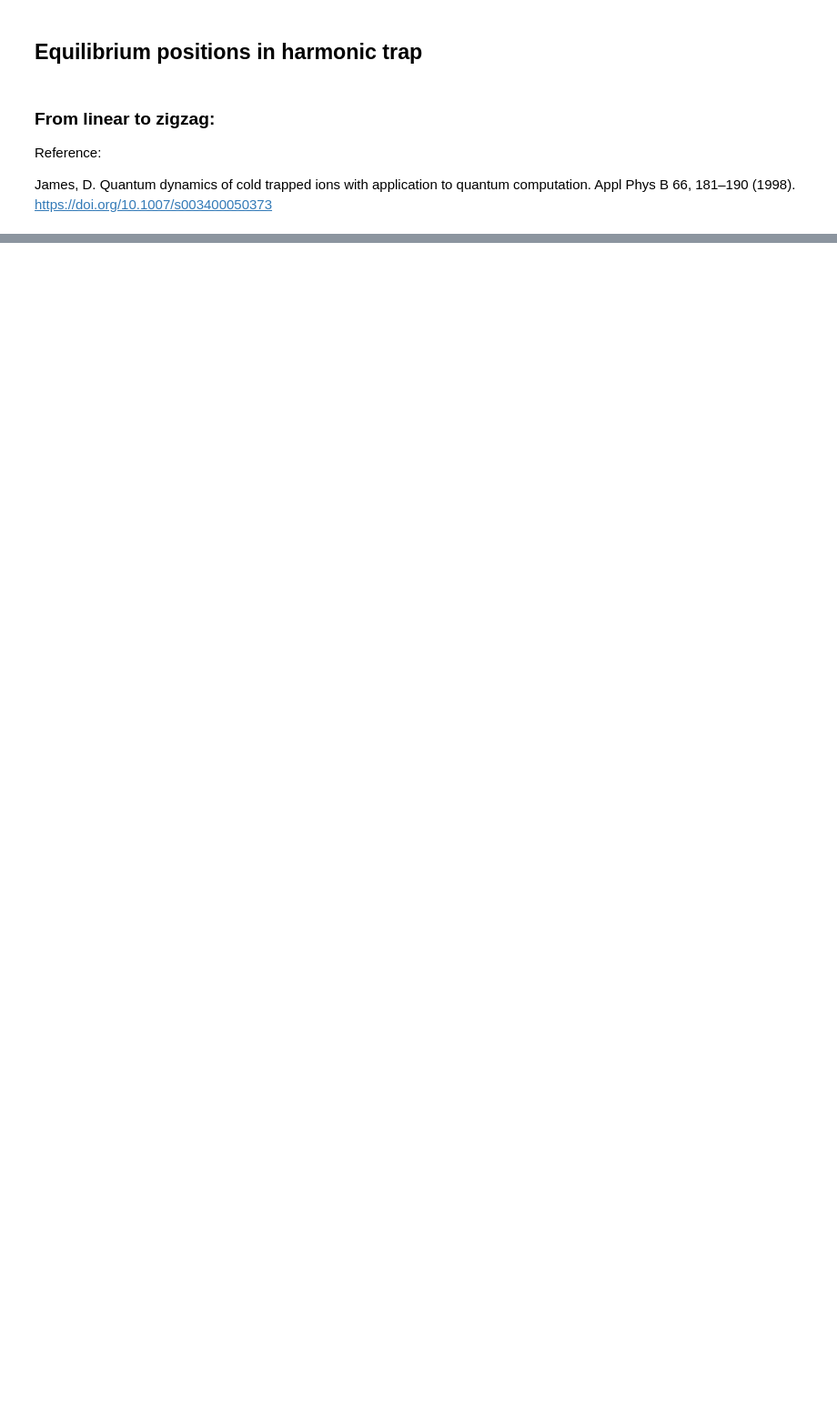
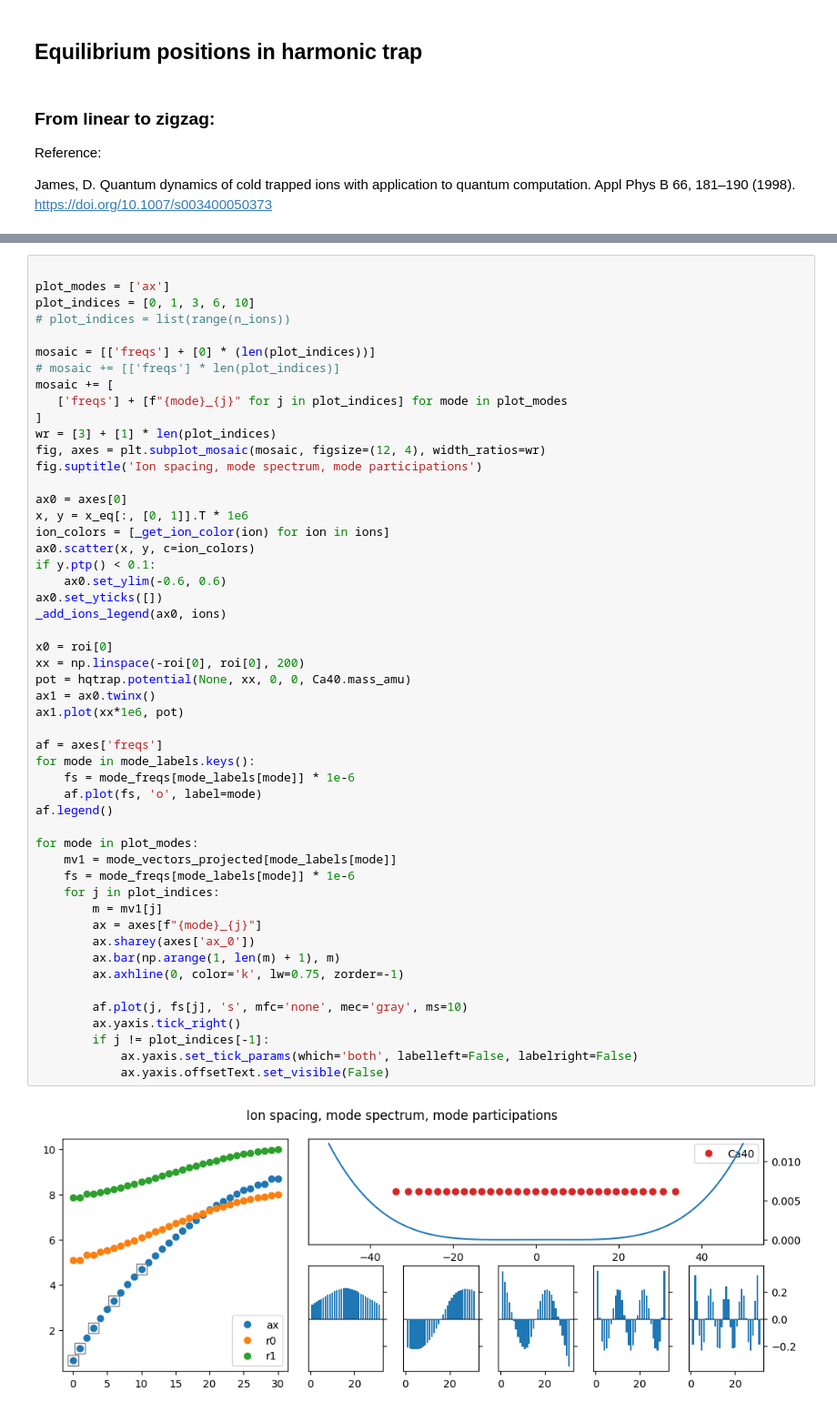
Before and after one commit to tiqi-group/pytrans-examples, a Jupyter notebook: examples/02_mode_solver.ipynb, the cells around one changed output, grey strips where cells are left out. Shown at 91% size. Saved outputs shown, nothing was run; the diff lists cells and outputs as text; blank space fills up the shorter version.

```diff
--- a/examples/02_mode_solver.ipynb
+++ b/examples/02_mode_solver.ipynb
@@ -80 +131,54 @@ for j, N_ions in enumerate(range(1, N_max)):
+# %%
+
+plot_modes = ['ax']
+plot_indices = [0, 1, 3, 6, 10]
+# plot_indices = list(range(n_ions))
+
+mosaic = [['freqs'] + [0] * (len(plot_indices))]
+# mosaic += [['freqs'] * len(plot_indices)]
+mosaic += [
+   ['freqs'] + [f"{mode}_{j}" for j in plot_indices] for mode in plot_modes
+]
+wr = [3] + [1] * len(plot_indices)
+fig, axes = plt.subplot_mosaic(mosaic, figsize=(12, 4), width_ratios=wr)
+fig.suptitle('Ion spacing, mode spectrum, mode participations')
+
+ax0 = axes[0]
+x, y = x_eq[:, [0, 1]].T * 1e6
+ion_colors = [_get_ion_color(ion) for ion in ions]
+ax0.scatter(x, y, c=ion_colors)
+if y.ptp() < 0.1:
+    ax0.set_ylim(-0.6, 0.6)
+ax0.set_yticks([])
+_add_ions_legend(ax0, ions)
+
+x0 = roi[0]
+xx = np.linspace(-roi[0], roi[0], 200)
+pot = hqtrap.potential(None, xx, 0, 0, Ca40.mass_amu)
+ax1 = ax0.twinx()
+ax1.plot(xx*1e6, pot)
+
+af = axes['freqs']
+for mode in mode_labels.keys():
+    fs = mode_freqs[mode_labels[mode]] * 1e-6
+    af.plot(fs, 'o', label=mode)
+af.legend()
+
+for mode in plot_modes:
+    mv1 = mode_vectors_projected[mode_labels[mode]]
+    fs = mode_freqs[mode_labels[mode]] * 1e-6
+    for j in plot_indices:
+        m = mv1[j]
+        ax = axes[f"{mode}_{j}"]
+        ax.sharey(axes['ax_0'])
+        ax.bar(np.arange(1, len(m) + 1), m)
+        ax.axhline(0, color='k', lw=0.75, zorder=-1)
+
+        af.plot(j, fs[j], 's', mfc='none', mec='gray', ms=10)
+        ax.yaxis.tick_right()
+        if j != plot_indices[-1]:
+            ax.yaxis.set_tick_params(which='both', labelleft=False, labelright=False)
+            ax.yaxis.offsetText.set_visible(False)
+# %% [output]
+[figure, added]
 # %% [markdown]
```
Also changed, not shown: parts of 9 cells of this notebook, 3 other files.
